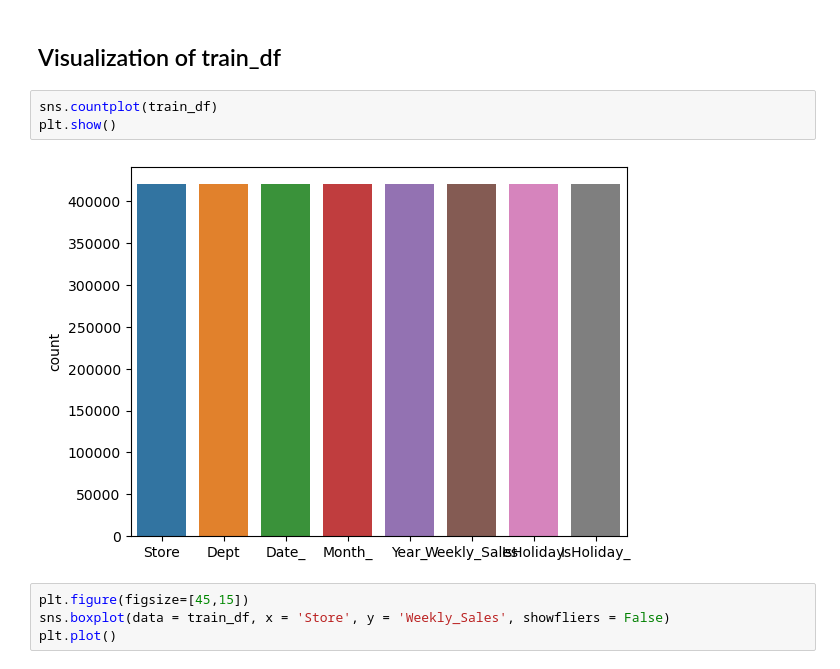
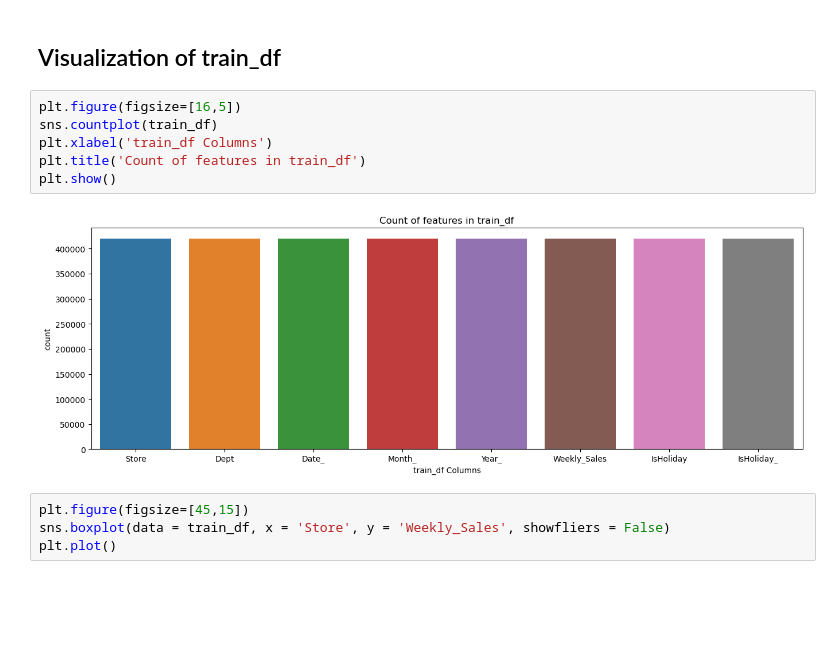
Before and after one commit to SamNijin/Walmart-Data-Analysis-Visualization, a Jupyter notebook: Walmart-Data-Analysis-Visualization.ipynb, the cells around one changed output. Cells and saved outputs as stored; diff of their text form; blank space fills up the shorter version.

Commit message:
initiated visualization for train_df

```diff
--- a/Walmart-Data-Analysis-Visualization.ipynb
+++ b/Walmart-Data-Analysis-Visualization.ipynb
@@ -172,10 +172,13 @@ train_df.tail()
 # %% [markdown]
 ## Visualization of train_df
 # %%
+plt.figure(figsize=[16,5])
 sns.countplot(train_df)
+plt.xlabel('train_df Columns')
+plt.title('Count of features in train_df')
 plt.show()
 # %% [output]
-[figure, old version]
+[figure, new version]
 # %%
 plt.figure(figsize=[45,15])
 sns.boxplot(data = train_df, x = 'Store', y = 'Weekly_Sales', showfliers = False)
```
